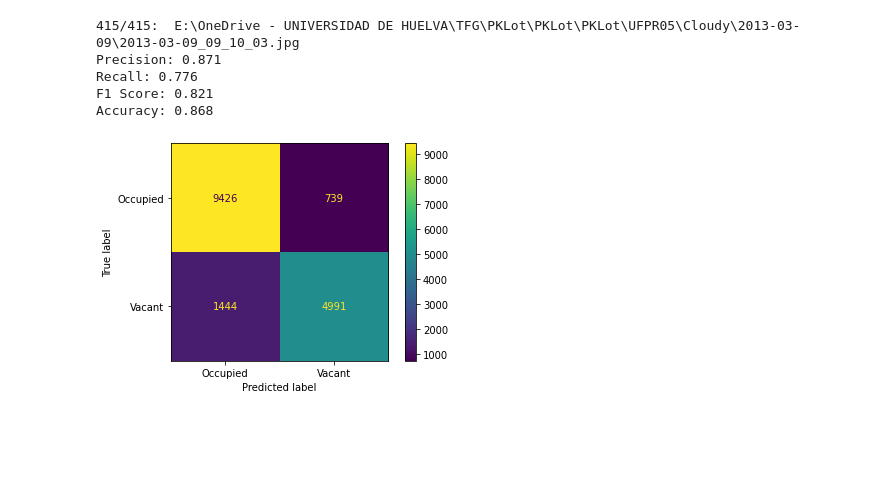
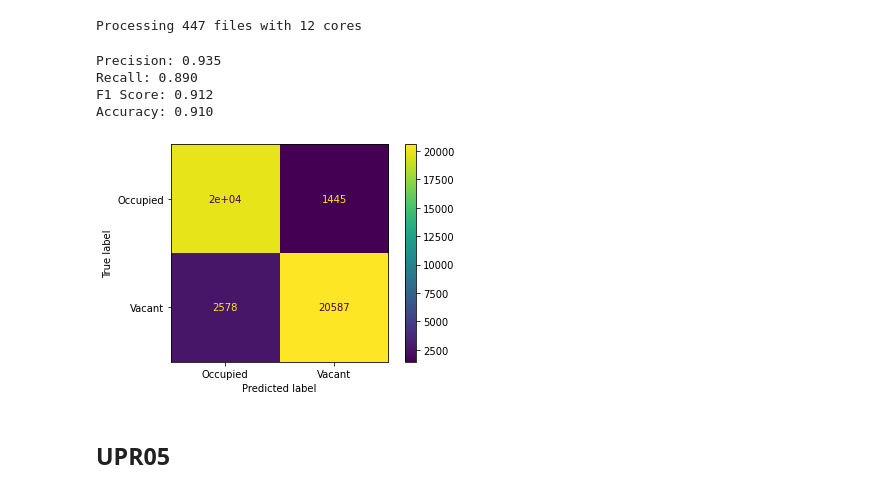
Before and after one commit to VisionPark/VisionParkDetect, a Jupyter notebook: detectorParams.ipynb, the cells around one changed output. Saved outputs shown, nothing was run; the diff lists cells and outputs as text; code cells hidden in the pictures; blank space fills up the shorter version.

```diff
--- a/detectorParams.ipynb
+++ b/detectorParams.ipynb
@@ -388,18 +75,22 @@ Accuracy: 0.852
+# %%
+params = DetectionParams((5,5), 0, cv.ADAPTIVE_THRESH_GAUSSIAN_C, 27, 7, 3, 85) # PUCPR
+confusion_matrix, real, predicted = process_batch(selected_files, params, 0.26)
+show_confusion_matrix(confusion_matrix, real, predicted)
+# %% [output]
+Processing 447 files with 12 cores
+Precision: 0.935
+Recall: 0.890
+F1 Score: 0.912
+Accuracy: 0.910
+[figure, added]
+# %% [markdown]
+## UPR05
 # %%
 from ipynb.fs.full.ParkingSpaceDetector import *
 import random
 import glob
 
-path = 'E:\\OneDrive - UNIVERSIDAD DE HUELVA\TFG\PKLot\PKLot\PKLot\\UFPR05'
-
+# params = DetectionParams((5,5), 0, cv.ADAPTIVE_THRESH_GAUSSIAN_C, 33, 7, 3, 85) # UPR05
+path = 'E:\\Documents\\PKLot\\PKLot\\PKLot\\PKLot\\UFPR05'
 files = glob.glob(path+ '/**/*.jpg', recursive=True)            # Get all images in path
 selected_files = random.choices(files, k=int(len(files)/10))    # Select n random images from dataset
-params = DetectionParams((5,5]), 0, cv.ADAPTIVE_THRESH_GAUSSIAN_C, 33, 9, 3, 20) # UPR05
-detect_batch(selected_files, params,k=0.2, showImshow=False, setup=False)
-# %% [output]
-415/415:  E:\OneDrive - UNIVERSIDAD DE HUELVA\TFG\PKLot\PKLot\PKLot\UFPR05\Cloudy\2013-03-09\2013-03-09_09_10_03.jpg
-Precision: 0.871
-Recall: 0.776
-F1 Score: 0.821
-Accuracy: 0.868
-[figure, removed]
```
Also changed, not shown: parts of 25 cells of this notebook, 3 other files.
